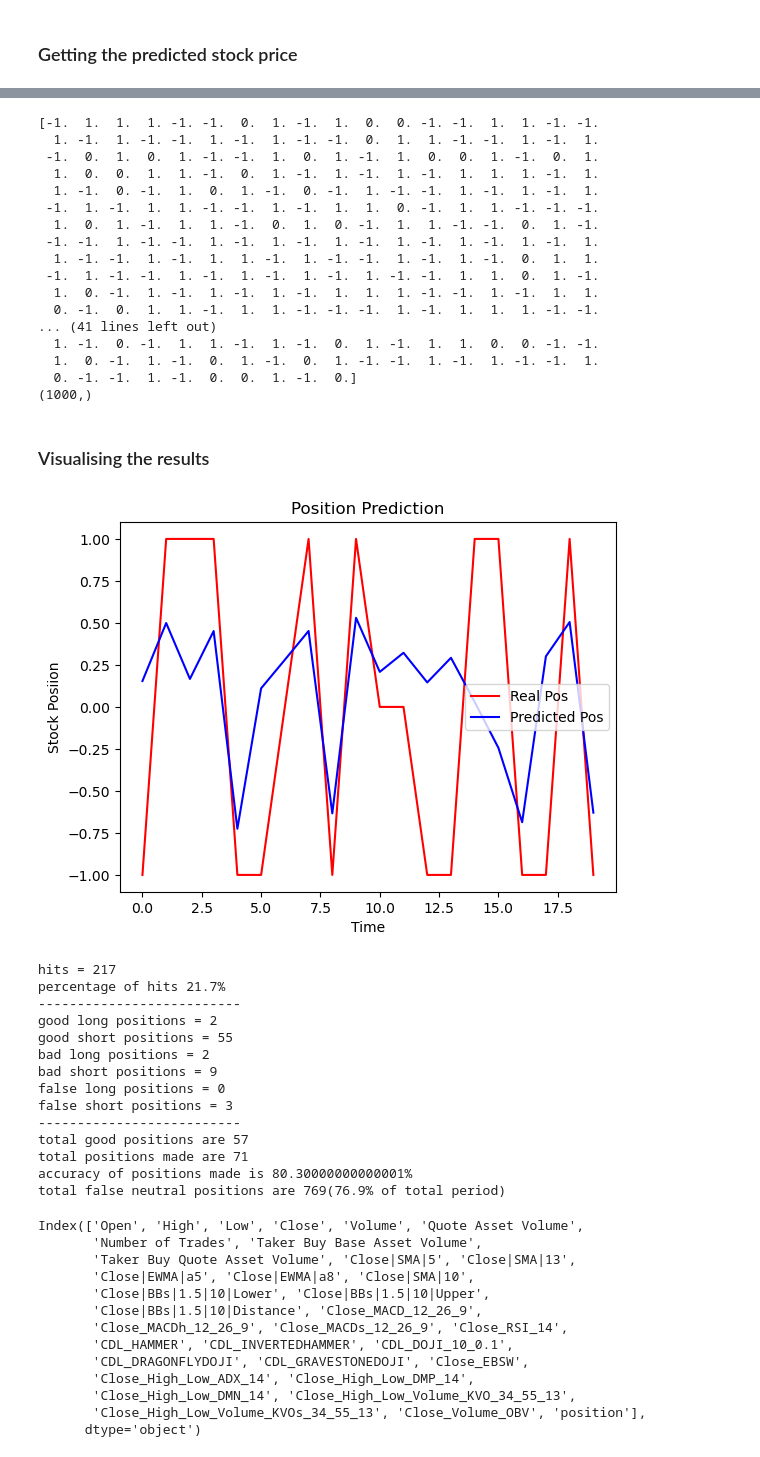
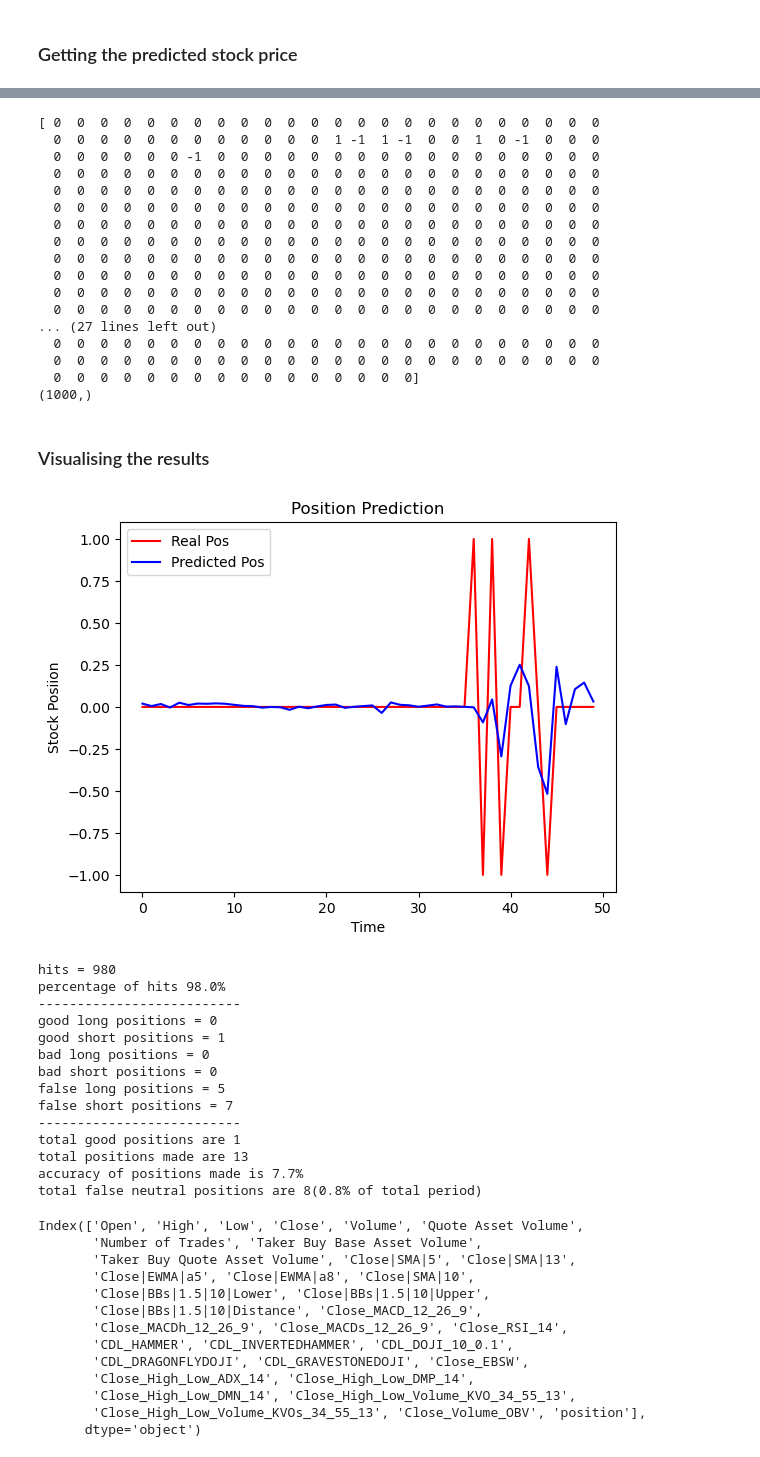
Before and after one commit to mauricioavs/trading-bot, a Jupyter notebook: rnn.ipynb, the cells around one changed output, grey strips where cells are left out. Drawn from its saved outputs; the diff is of its cells as text; code cells hidden in the pictures.

```diff
--- a/rnn.ipynb
+++ b/rnn.ipynb
@@ -35,7 +44,8 @@ from pickle import dump
 #interval = "1m"
 #dataset_location = "../data/yf_"+"_".join([stock,period,interval])
 #dataset = pd.read_csv(dataset_location, index_col = "Datetime", parse_dates = ["Datetime"])
-dataset = pd.read_csv("data/dic19_1m.csv", index_col = "Date", parse_dates = ["Date"]).tail(70000)
+filename = "dic19_1m"
+dataset = pd.read_csv("data/" + filename +".csv", index_col = "Date", parse_dates = ["Date"]).tail(70000)
 # %% [markdown]
 ### Add indicators to dataset
 # %%
@@ -97,12 +107,15 @@ put the desired outcomes, 1, 0 or -1
 # %%
 predict_period = 1 #this is the "n" period after to predict (1 is next period...)
 #position can be either -1, 0 or 1
-dataset["position"] = np.where( dataset["Close"] - dataset["Close"].shift(-predict_period) < 0, 1 , np.nan)
-dataset["position"] = np.where( dataset["Close"] - dataset["Close"].shift(-predict_period) == 0, 0 , dataset.position)
-dataset["position"] = np.where( dataset["Close"] - dataset["Close"].shift(-predict_period) > 0, -1 , dataset.position)
+#multiply current close price by factor to prevent losing money with comissions
+predict_bound = 0.005
+dataset["position"] = np.where( dataset["Close"].shift(-predict_period) > dataset["Close"]*(1+predict_bound), 1 , 0)
+dataset["position"] = np.where( dataset["Close"].shift(-predict_period) < dataset["Close"]*(1-predict_bound), -1 , dataset.position)
 #drop nas after adding all...
 dataset.dropna(inplace = True)
 dataset
+#store for using in colab (optional)
+dataset.to_csv("colab/"+filename+".csv")
 # %% [output]
 |  | Open | High | Low | Close | Volume | Quote Asset Volume | Number of Trades | ... |
 | Date |  |  |  |  |  |  |  | ... |
@@ -380,37 +385,37 @@ real_position = dataset_test["position"].values
 print(real_position)
 print(real_position.shape)
 # %% [output]
-[-1.  1.  1.  1. -1. -1.  0.  1. -1.  1.  0.  0. -1. -1.  1.  1. -1. -1.
-  1. -1.  1. -1. -1.  1. -1.  1. -1. -1.  0.  1.  1. -1. -1.  1. -1.  1.
- -1.  0.  1.  0.  1. -1. -1.  1.  0.  1. -1.  1.  0.  0.  1. -1.  0.  1.
-  1.  0.  0.  1.  1. -1.  0.  1. -1.  1. -1.  1. -1.  1.  1.  1. -1.  1.
-  1. -1.  0. -1.  1.  0.  1. -1.  0. -1.  1. -1. -1.  1. -1.  1. -1.  1.
- -1.  1. -1.  1.  1. -1. -1.  1. -1.  1.  1.  0. -1.  1.  1. -1. -1. -1.
-  1.  0.  1. -1.  1.  1. -1.  0.  1.  0. -1.  1.  1. -1. -1.  0.  1. -1.
- -1. -1.  1. -1. -1.  1. -1.  1. -1.  1. -1.  1. -1.  1. -1.  1. -1.  1.
-  1. -1. -1.  1. -1.  1.  1. -1.  1. -1. -1.  1. -1.  1. -1.  0.  1.  1.
- -1.  1. -1. -1.  1. -1.  1. -1.  1. -1.  1. -1. -1.  1.  1.  0.  1. -1.
-  1.  0. -1.  1. -1.  1. -1.  1. -1.  1.  1.  1. -1. -1.  1. -1.  1.  1.
-  0. -1.  0.  1.  1. -1.  1.  1. -1. -1. -1.  1. -1.  1.  1.  1. -1. -1.
-... (41 lines left out)
-  1. -1.  0. -1.  1.  1. -1.  1. -1.  0.  1. -1.  1.  1.  0.  0. -1. -1.
-  1.  0. -1.  1. -1.  0.  1. -1.  0.  1. -1. -1.  1. -1.  1. -1. -1.  1.
-  0. -1. -1.  1. -1.  0.  0.  1. -1.  0.]
+[ 0  0  0  0  0  0  0  0  0  0  0  0  0  0  0  0  0  0  0  0  0  0  0  0
+  0  0  0  0  0  0  0  0  0  0  0  0  1 -1  1 -1  0  0  1  0 -1  0  0  0
+  0  0  0  0  0  0 -1  0  0  0  0  0  0  0  0  0  0  0  0  0  0  0  0  0
+  0  0  0  0  0  0  0  0  0  0  0  0  0  0  0  0  0  0  0  0  0  0  0  0
+  0  0  0  0  0  0  0  0  0  0  0  0  0  0  0  0  0  0  0  0  0  0  0  0
+  0  0  0  0  0  0  0  0  0  0  0  0  0  0  0  0  0  0  0  0  0  0  0  0
+  0  0  0  0  0  0  0  0  0  0  0  0  0  0  0  0  0  0  0  0  0  0  0  0
+  0  0  0  0  0  0  0  0  0  0  0  0  0  0  0  0  0  0  0  0  0  0  0  0
+  0  0  0  0  0  0  0  0  0  0  0  0  0  0  0  0  0  0  0  0  0  0  0  0
+  0  0  0  0  0  0  0  0  0  0  0  0  0  0  0  0  0  0  0  0  0  0  0  0
+  0  0  0  0  0  0  0  0  0  0  0  0  0  0  0  0  0  0  0  0  0  0  0  0
+  0  0  0  0  0  0  0  0  0  0  0  0  0  0  0  0  0  0  0  0  0  0  0  0
+... (27 lines left out)
+  0  0  0  0  0  0  0  0  0  0  0  0  0  0  0  0  0  0  0  0  0  0  0  0
+  0  0  0  0  0  0  0  0  0  0  0  0  0  0  0  0  0  0  0  0  0  0  0  0
+  0  0  0  0  0  0  0  0  0  0  0  0  0  0  0  0]
 (1000,)
 # %% [markdown]
 ### Visualising the results
 # %%
-plt.plot(real_position[0:20], color = 'red', label = 'Real Pos')
-plt.plot(predicted_position[0:20], color = 'blue', label = 'Predicted Pos')
+plt.plot(real_position[0:50], color = 'red', label = 'Real Pos')
+plt.plot(predicted_position[0:50], color = 'blue', label = 'Predicted Pos')
 plt.title('Position Prediction')
 plt.xlabel('Time')
 plt.ylabel('Stock Posiion')
 plt.legend()
 plt.show()
 # %% [output]
-[figure, old version]
+[figure, new version]
 # %%
-limit = 0.65
+limit = 0.3
 pred_pos = [0]* len(real_position)
 predicted_position = predicted_position.flatten()
 pred_pos = np.where( predicted_position  > limit, 1 , pred_pos)
@@ -447,20 +452,20 @@ print("accuracy of positions made is {}%".format(  round(total_good_positions/to
 false_negative = np.sum(np.where( np.logical_and(pred_pos  == 0, real_position != 0), 1 , 0))
 print("total false neutral positions are {}({}% of total period)".format(false_negative, round(false_negative/len(real_position)*100, 3)))
 # %% [output]
-hits = 217
-percentage of hits 21.7%
+hits = 980
+percentage of hits 98.0%
 --------------------------
-good long positions = 2
-good short positions = 55
-bad long positions = 2
-bad short positions = 9
-false long positions = 0
-false short positions = 3
+good long positions = 0
+good short positions = 1
+bad long positions = 0
+bad short positions = 0
+false long positions = 5
+false short positions = 7
 --------------------------
-total good positions are 57
-total positions made are 71
-accuracy of positions made is 80.30000000000001%
-total false neutral positions are 769(76.9% of total period)
+total good positions are 1
+total positions made are 13
+accuracy of positions made is 7.7%
+total false neutral positions are 8(0.8% of total period)
 # %%
 dataset.columns
 # %% [output]
```
Also changed, not shown: parts of 13 cells of this notebook, 6 other files.
